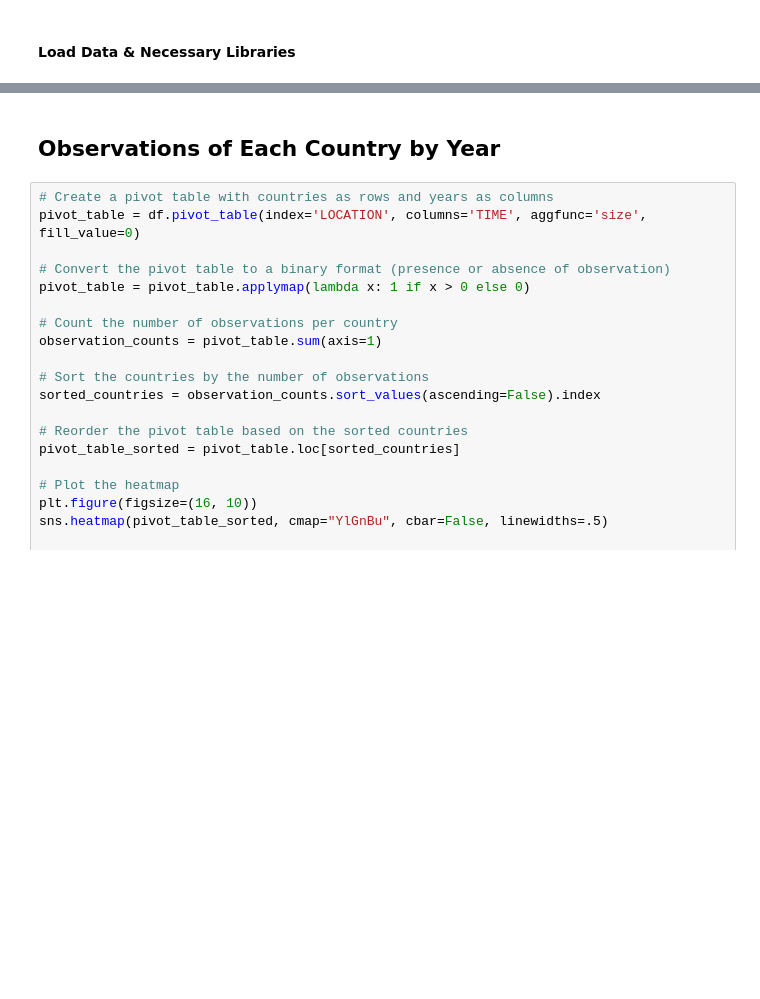
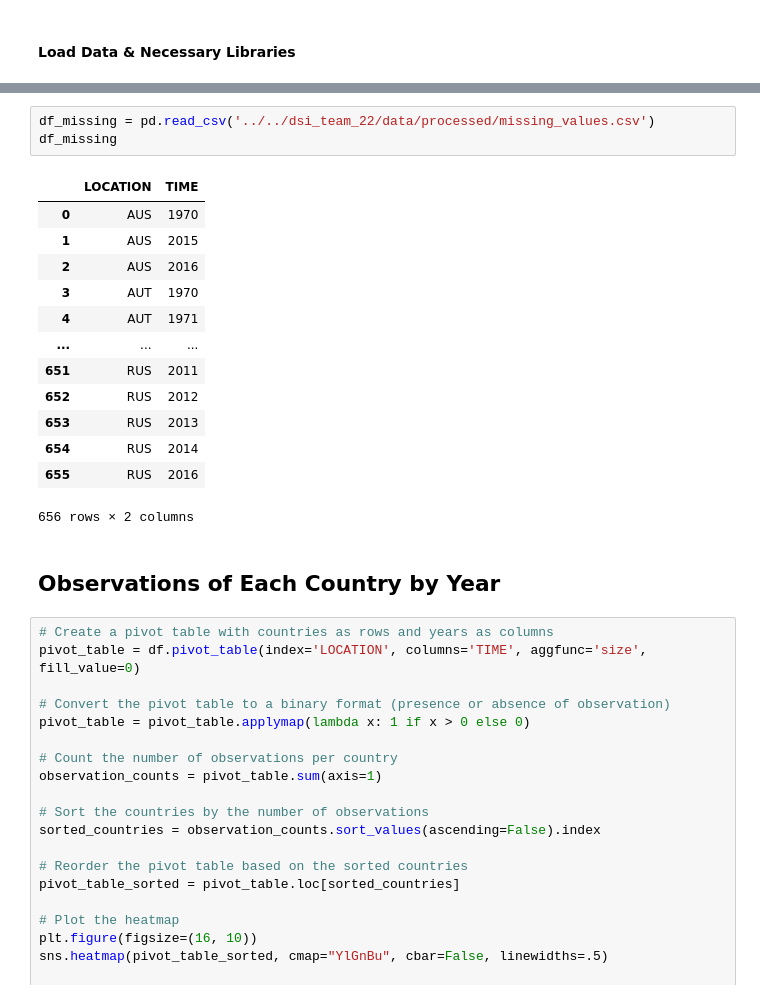
Before and after one commit to amlloren/Pharma-Spending-by-Countries, a Jupyter notebook: experiments/missing_values.ipynb, the cells around one changed output, grey strips where cells are left out. Cells and saved outputs as stored; diff of their text form; blank space fills up the shorter version.

```diff
--- a/reports/missing_values.ipynb
+++ b/experiments/missing_values.ipynb
@@ -14,3 +33,20 @@ df_missing = pd.read_csv('../../dsi_team_22/data/processed/missing_values.csv')
+# %%
+df_missing = pd.read_csv('../../dsi_team_22/data/processed/missing_values.csv')
+df_missing
+# %% [output]
+|  | LOCATION | TIME |
+| 0 | AUS | 1970 |
+| 1 | AUS | 2015 |
+| 2 | AUS | 2016 |
+| 3 | AUT | 1970 |
+| 4 | AUT | 1971 |
+| ... | ... | ... |
+| 651 | RUS | 2011 |
+| 652 | RUS | 2012 |
+| 653 | RUS | 2013 |
+| 654 | RUS | 2014 |
+| 655 | RUS | 2016 |
+656 rows × 2 columns
 # %% [markdown]
 ## Observations of Each Country by Year
 # %%
```
Also changed, not shown: parts of 14 cells of this notebook, 5 other files.
